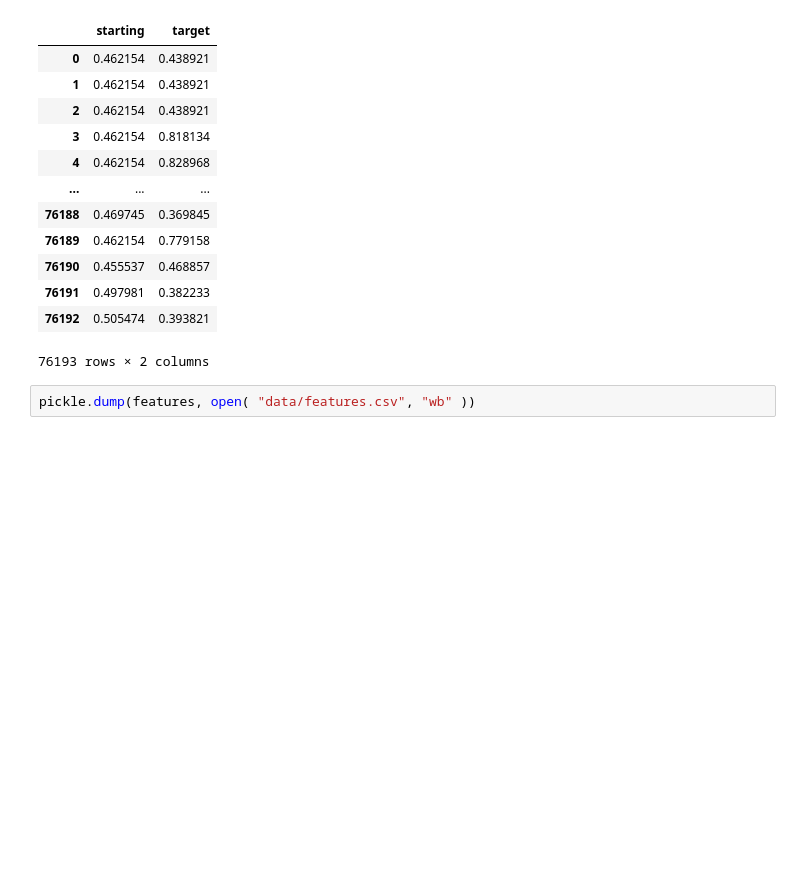
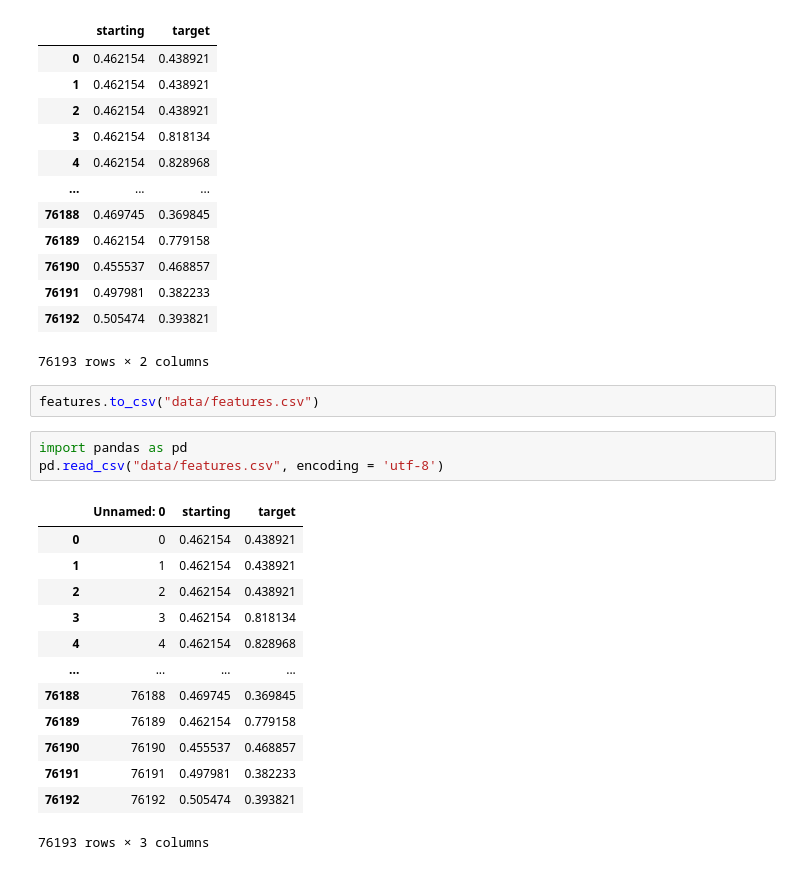
Before and after one commit to epfl-ada/ada-2022-project-7yobananaboy7, a Jupyter notebook: Cluster pages .ipynb, the cells around one changed output. Cells and saved outputs as stored; diff of their text form; blank space fills up the shorter version.

```diff
--- a/Cluster pages .ipynb
+++ b/Cluster pages .ipynb
@@ -484,4 +489,21 @@ features
 | 76192 | 0.505474 | 0.393821 |
 76193 rows × 2 columns
 # %%
-pickle.dump(features, open( "data/features.csv", "wb" ))
+features.to_csv("data/features.csv")
+# %%
+import pandas as pd
+pd.read_csv("data/features.csv", encoding = 'utf-8')
+# %% [output]
+|  | Unnamed: 0 | starting | target |
+| 0 | 0 | 0.462154 | 0.438921 |
+| 1 | 1 | 0.462154 | 0.438921 |
+| 2 | 2 | 0.462154 | 0.438921 |
+| 3 | 3 | 0.462154 | 0.818134 |
+| 4 | 4 | 0.462154 | 0.828968 |
+| ... | ... | ... | ... |
+| 76188 | 76188 | 0.469745 | 0.369845 |
+| 76189 | 76189 | 0.462154 | 0.779158 |
+| 76190 | 76190 | 0.455537 | 0.468857 |
+| 76191 | 76191 | 0.497981 | 0.382233 |
+| 76192 | 76192 | 0.505474 | 0.393821 |
+76193 rows × 3 columns
```
Also changed, not shown: parts of 2 cells of this notebook, 1 other file.
